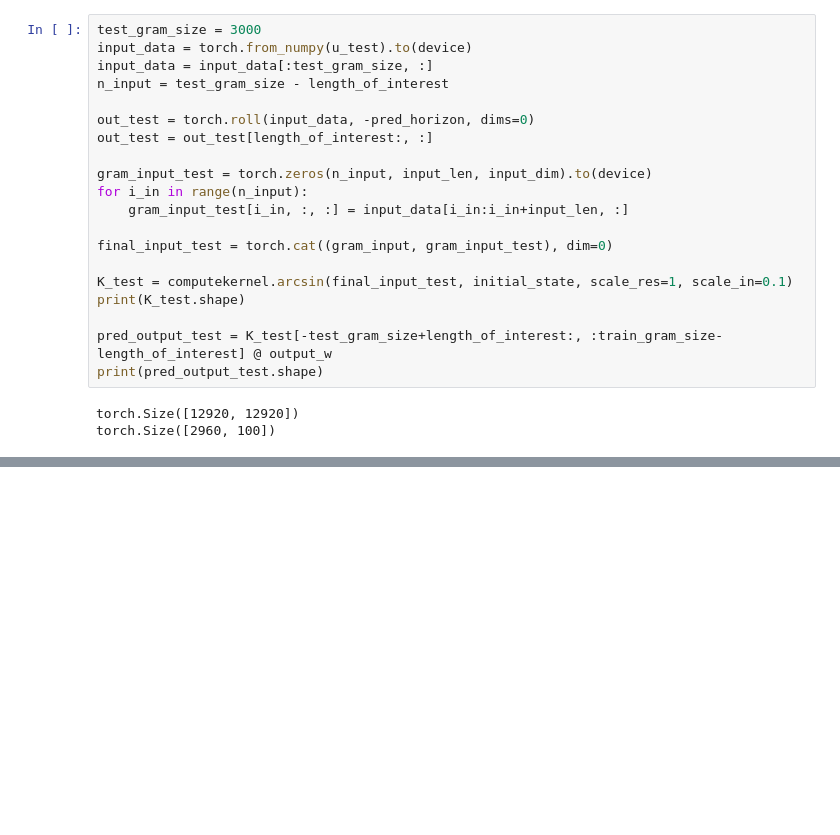
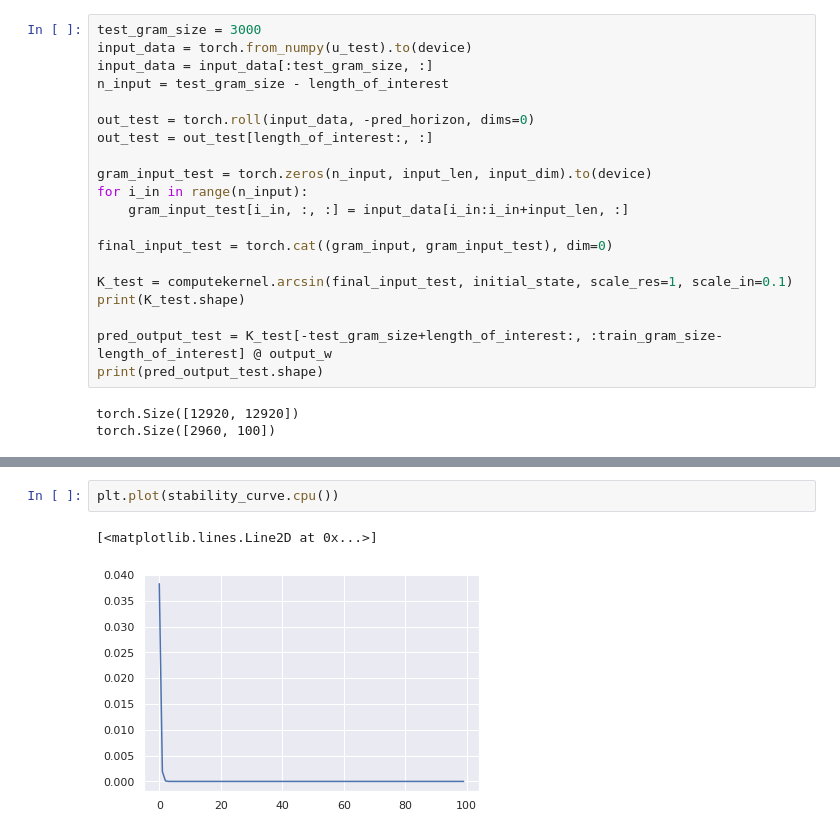
Before and after one commit to rubenohana/Reservoir-computing-kernels, a Jupyter notebook: 200517_ks_linreg.ipynb, the cells around one changed output, grey strips where cells are left out. Cells and saved outputs as stored; diff of their text form; blank space fills up the shorter version.

```diff
--- a/200517_ks_linreg.ipynb
+++ b/200517_ks_linreg.ipynb
@@ -413,0 +452,5 @@ plt.colorbar(plot, cax=cax)
+# %%
+plt.plot(stability_curve.cpu())
+# %% [output]
+[<matplotlib.lines.Line2D at 0x...>]
+[figure, added]
```
Also changed, not shown: parts of 9 cells of this notebook, 1 other file.
